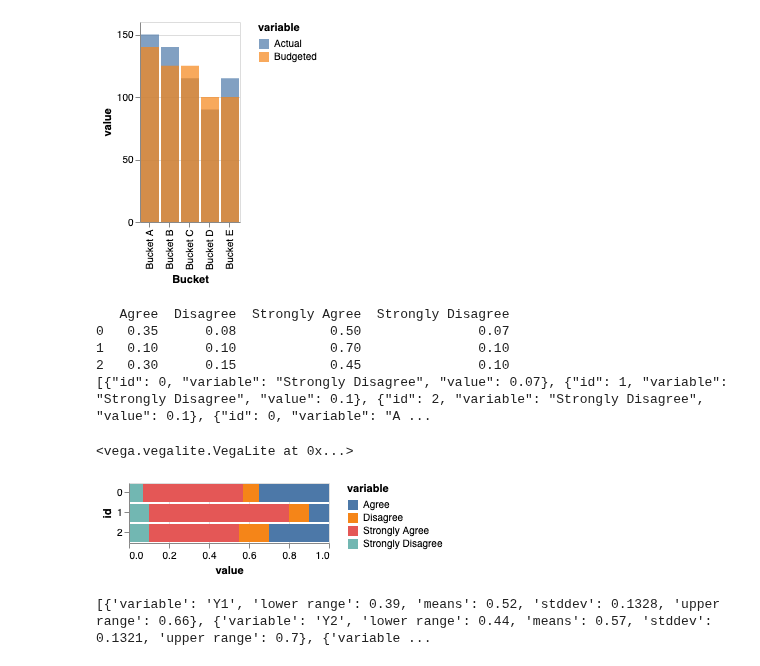
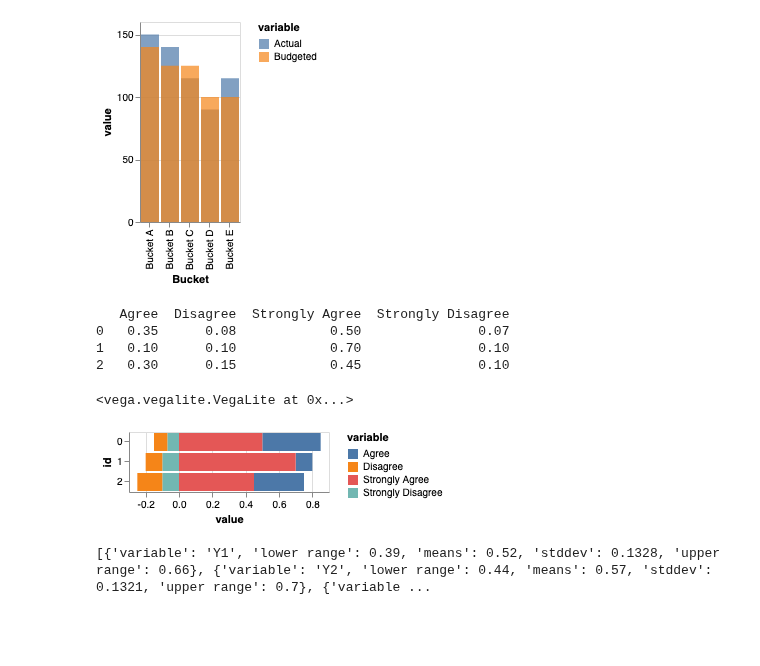
Before and after one commit to Mestway/falx, a Jupyter notebook: falx/data_prep.ipynb, the cells around one changed output. Saved outputs shown, nothing was run; the diff lists cells and outputs as text; code cells hidden in the pictures; blank space fills up the shorter version.

```diff
--- a/falx/data_prep.ipynb
+++ b/falx/data_prep.ipynb
@@ -271,33 +271,33 @@ VegaLite(vl_spec, df6)
 # %%
 df7 = load_input_table("007.json")
 
 print(df7)
 
 df7['id'] = df7.index
 df7 = pd.melt(df7, id_vars='id', value_vars=["Strongly Disagree", "Agree", "Disagree", "Strongly Agree"])
-#df7['value'].mask(df7['variable'] == "Disagree", -df7["value"], inplace=True)
-#df7['value'].mask(df7['variable'] == "Strongly Disagree", -df7["value"], inplace=True)
+df7['value'].mask(df7['variable'] == "Disagree", -df7["value"], inplace=True)
+df7['value'].mask(df7['variable'] == "Strongly Disagree", -df7["value"], inplace=True)
 
-print(json.dumps(df7.to_dict(orient="records")))
+#print(json.dumps(df7.to_dict(orient="records")))
+
 vl_spec = {
     "$schema": "https://vega.github.io/schema/vega-lite/v3.json",
     "mark": {"type": "bar"},
     "encoding": {
         "color": {"field": "variable", "type": "nominal"},
         "y": {"field": "id", "type": "nominal"},
         "x": { "field": "value", "type": "quantitative"}
     }
 }
 
 VegaLite(vl_spec, df7)
 # %% [output]
    Agree  Disagree  Strongly Agree  Strongly Disagree
 0   0.35      0.08            0.50               0.07
 1   0.10      0.10            0.70               0.10
 2   0.30      0.15            0.45               0.10
-[{"id": 0, "variable": "Strongly Disagree", "value": 0.07}, {"id": 1, "variable": "Strongly Disagree", "value": 0.1}, {"id": 2, "variable": "Strongly Disagree", "value": 0.1}, {"id": 0, "variable": "A ...
 <vega.vegalite.VegaLite at 0x...>
-[figure, old version]
+[figure, new version]
 # %%
 df8 = load_input_table("008.json")
 
```
